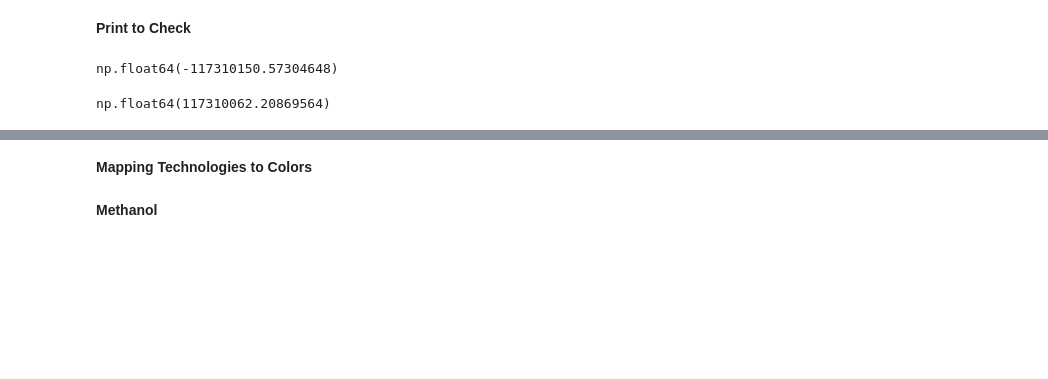
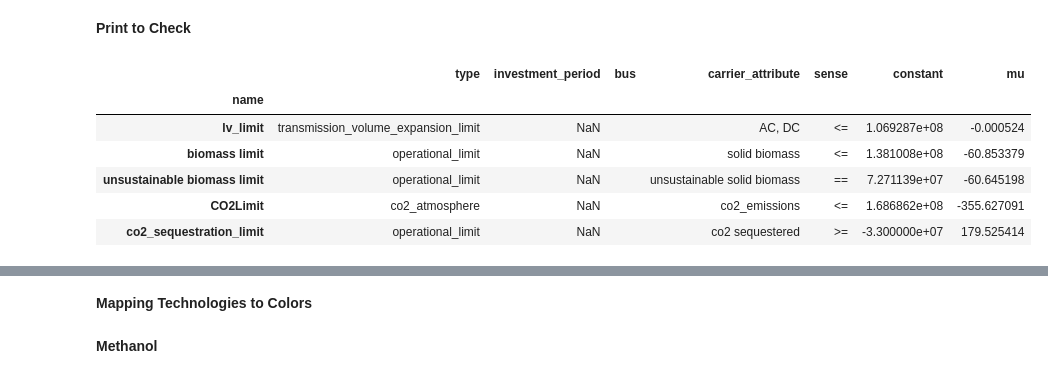
Before and after one commit to FrugisRoss/pypsa-eur, a Jupyter notebook: SectorCoupled_Plotting.ipynb, the cells around one changed output, grey strips where cells are left out. Cells and saved outputs as stored; diff of their text form; code cells hidden in the pictures; blank space fills up the shorter version.

```diff
--- a/SectorCoupled_Plotting.ipynb
+++ b/SectorCoupled_Plotting.ipynb
@@ -60,12 +67,13 @@ nodes_with_clusters=n.buses.loc[
 h_per_snapshot = n.snapshot_weightings.objective.sum() / len(n.snapshots)
 # %% [markdown]
 **Print to Check**
-# %%
-n.links_t.p1.loc[:,(n.links_t.p1.columns.str.contains('methanolisation')|
-                 n.links_t.p1.columns.str.contains('solid biomass biomass-to-methanol'))].sum(axis=0).sum()*12
-# %% [output]
-np.float64(-117310150.57304648)
-# %%
-n.loads.loc[n.loads.index.str.contains('methanol')].p_set.sum()*24*365
-# %% [output]
-np.float64(117310062.20869564)
+# %%
+n_2035.global_constraints
+# %% [output]
+|  | type | investment_period | bus | carrier_attribute | sense | constant | mu |
+| name |  |  |  |  |  |  |  |
+| lv_limit | transmission_volume_expansion_limit | NaN |  | AC, DC | <= | 1.069287e+08 | -0.000524 |
+| biomass limit | operational_limit | NaN |  | solid biomass | <= | 1.381008e+08 | -60.853379 |
+| unsustainable biomass limit | operational_limit | NaN |  | unsustainable solid biomass | == | 7.271139e+07 | -60.645198 |
+| CO2Limit | co2_atmosphere | NaN |  | co2_emissions | <= | 1.686862e+08 | -355.627091 |
+| co2_sequestration_limit | operational_limit | NaN |  | co2 sequestered | >= | -3.300000e+07 | 179.525414 |
```
Also changed, not shown: parts of 11 cells of this notebook, 5 other files.
